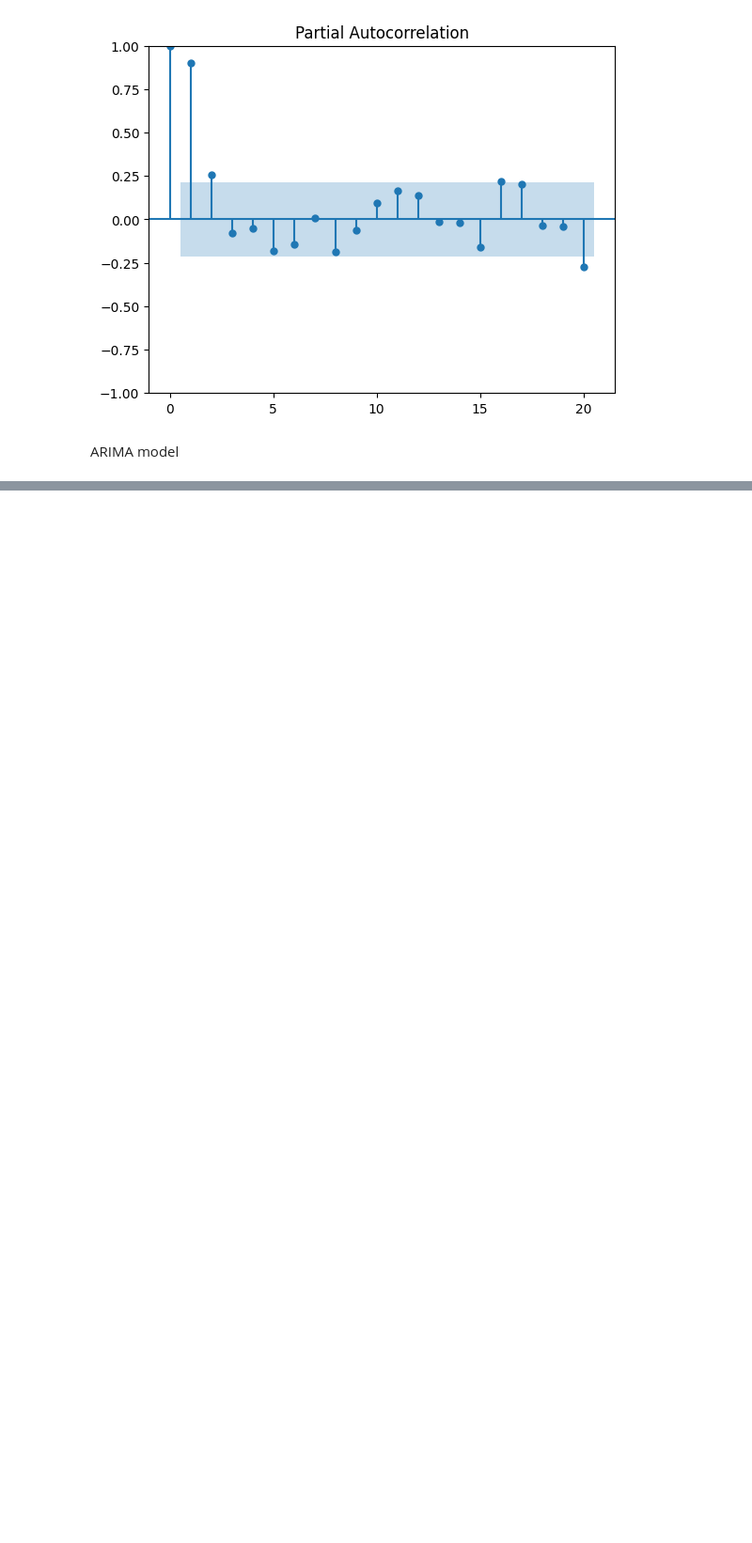
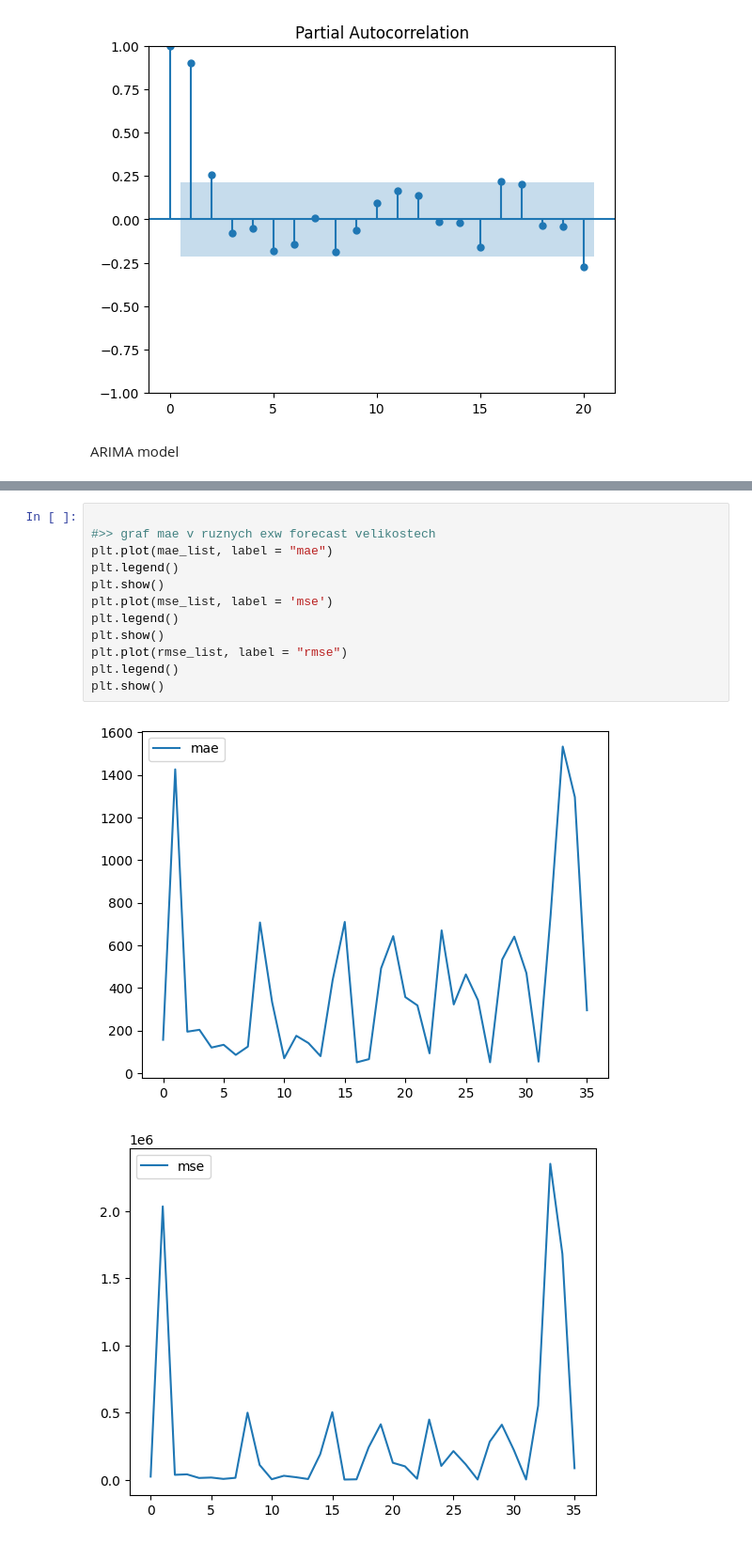
Before and after one commit to HonzaHalik/predikce-nabidky, a Jupyter notebook: modely.ipynb, the cells around one changed output, grey strips where cells are left out. Shown at 94% size. Saved outputs shown, nothing was run; the diff lists cells and outputs as text; blank space fills up the shorter version.

```diff
--- a/modely.ipynb
+++ b/modely.ipynb
@@ -372,0 +425,15 @@ Warnings:
+# %%
+
+#>> graf mae v ruznych exw forecast velikostech
+plt.plot(mae_list, label = "mae")
+plt.legend()
+plt.show()
+plt.plot(mse_list, label = 'mse')
+plt.legend()
+plt.show()
+plt.plot(rmse_list, label = "rmse")
+plt.legend()
+plt.show()
+# %% [output]
+[figure, added]
+[figure, added]
```
Also changed, not shown: parts of 4 cells of this notebook.
